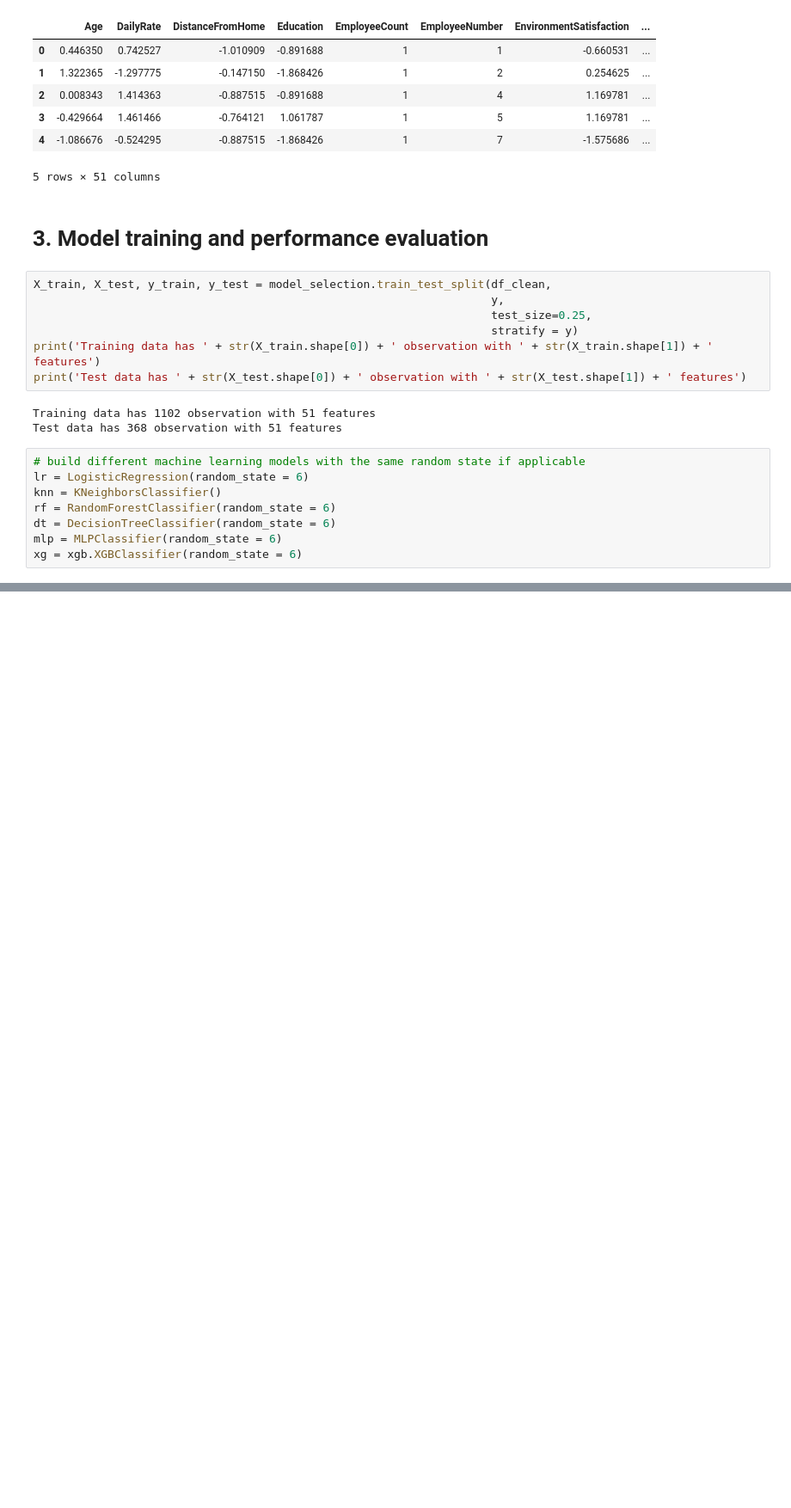
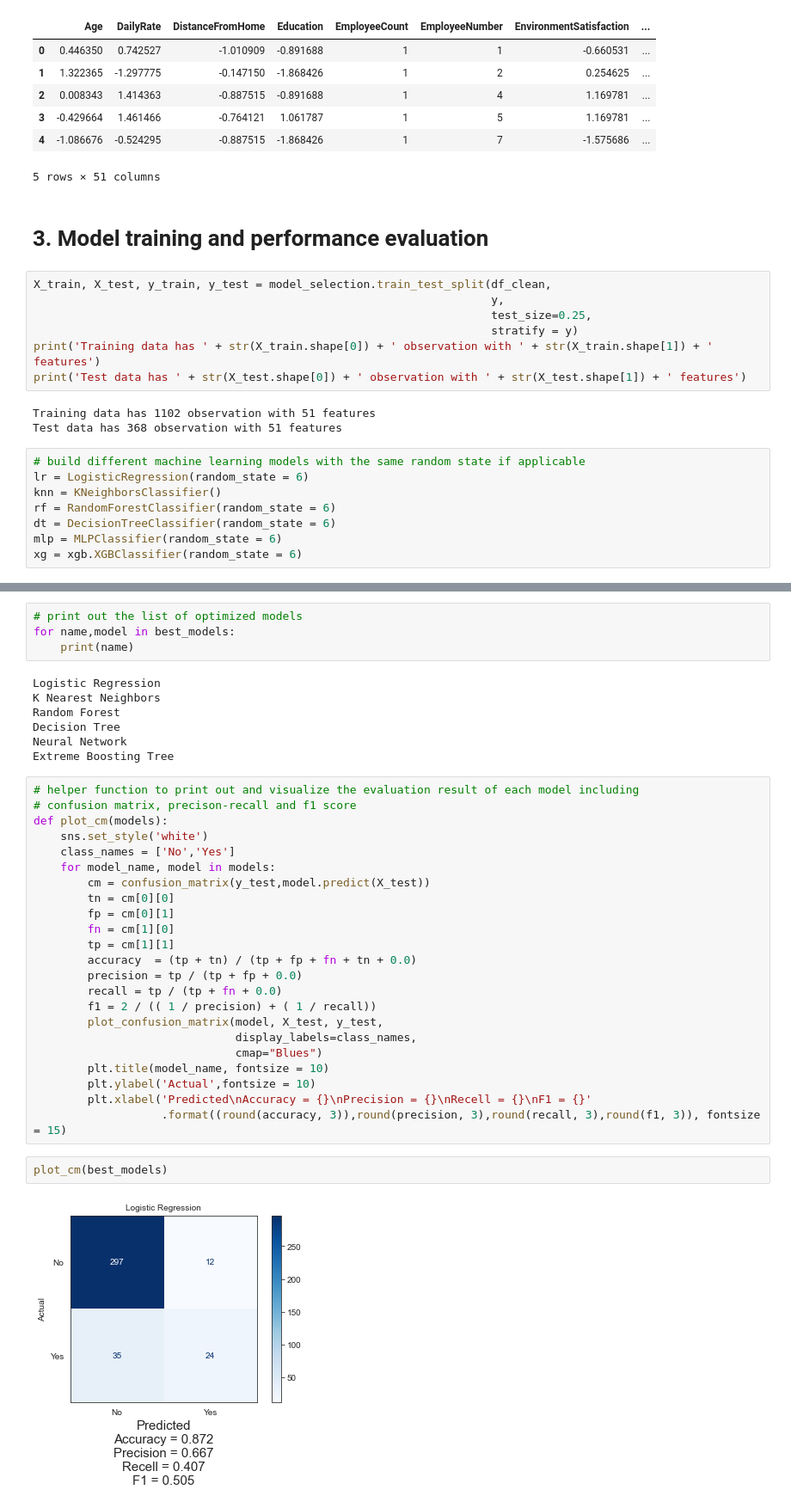
Before and after one commit to dalemunroe/project-4_group-2, a Jupyter notebook: IBM Employee Attrition.ipynb, the cells around one changed output, grey strips where cells are left out. Shown at 86% size. Drawn from its saved outputs; the diff is of its cells as text; blank space fills up the shorter version.

```diff
--- a/IBM Employee Attrition.ipynb
+++ b/IBM Employee Attrition.ipynb
@@ -258,0 +523,38 @@ xg = xgb.XGBClassifier(random_state = 6)
+# %%
+# print out the list of optimized models
+for name,model in best_models:
+    print(name)
+# %% [output]
+Logistic Regression
+K Nearest Neighbors
+Random Forest
+Decision Tree
+Neural Network
+Extreme Boosting Tree
+# %%
+# helper function to print out and visualize the evaluation result of each model including
+# confusion matrix, precison-recall and f1 score
+def plot_cm(models):
+    sns.set_style('white')
+    class_names = ['No','Yes']
+    for model_name, model in models:
+        cm = confusion_matrix(y_test,model.predict(X_test))
+        tn = cm[0][0]
+        fp = cm[0][1]
+        fn = cm[1][0]
+        tp = cm[1][1]
+        accuracy  = (tp + tn) / (tp + fp + fn + tn + 0.0)
+        precision = tp / (tp + fp + 0.0)
+        recall = tp / (tp + fn + 0.0)
+        f1 = 2 / (( 1 / precision) + ( 1 / recall))
+        plot_confusion_matrix(model, X_test, y_test,
+                              display_labels=class_names,
+                              cmap="Blues")
+        plt.title(model_name, fontsize = 10)
+        plt.ylabel('Actual',fontsize = 10)
+        plt.xlabel('Predicted\nAccuracy = {}\nPrecision = {}\nRecell = {}\nF1 = {}'
+                   .format((round(accuracy, 3)),round(precision, 3),round(recall, 3),round(f1, 3)), fontsize = 15)
+# %%
+plot_cm(best_models)
+# %% [output]
+[figure, added]
```
Also changed, not shown: parts of 24 cells of this notebook.
